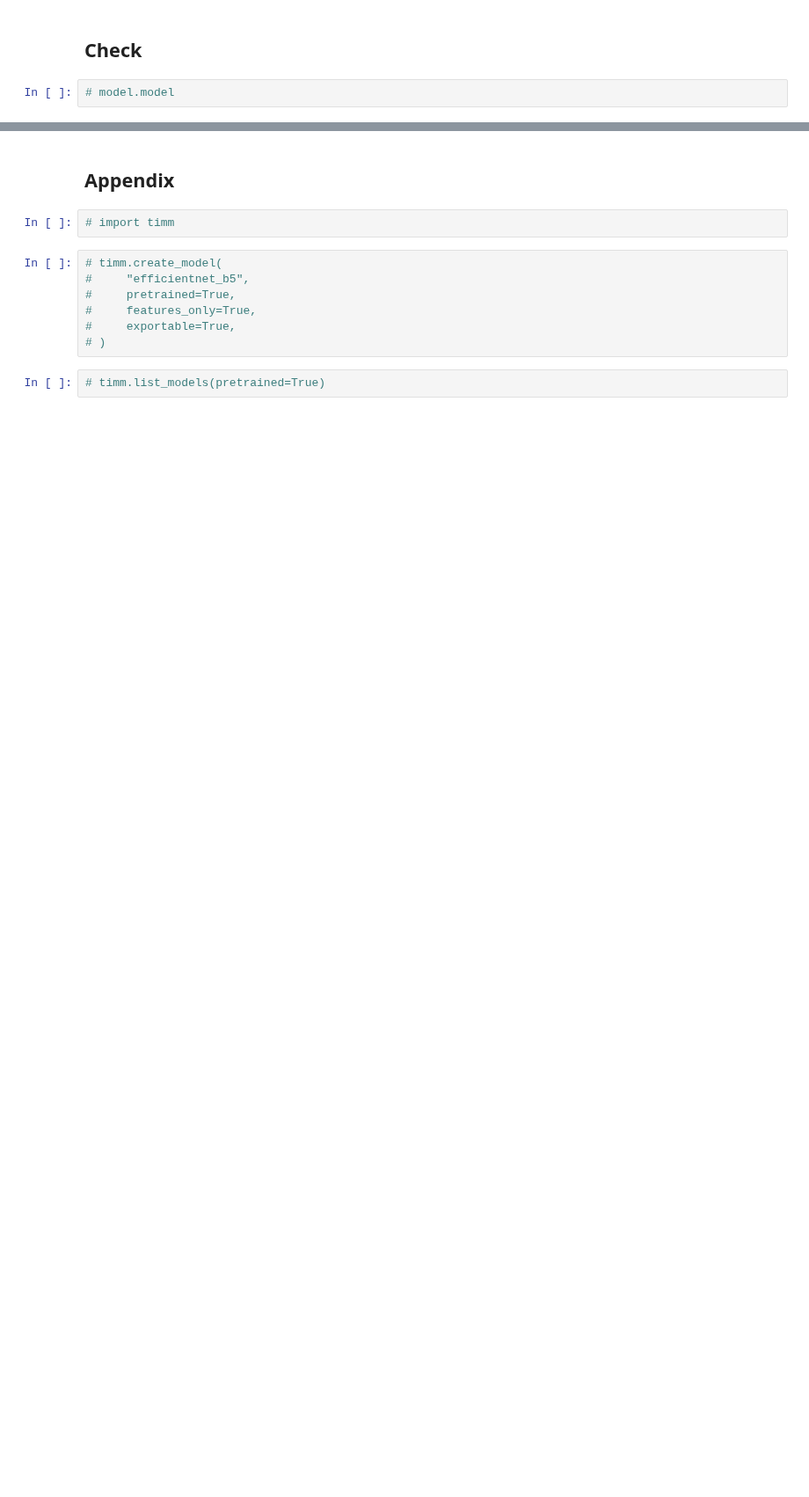
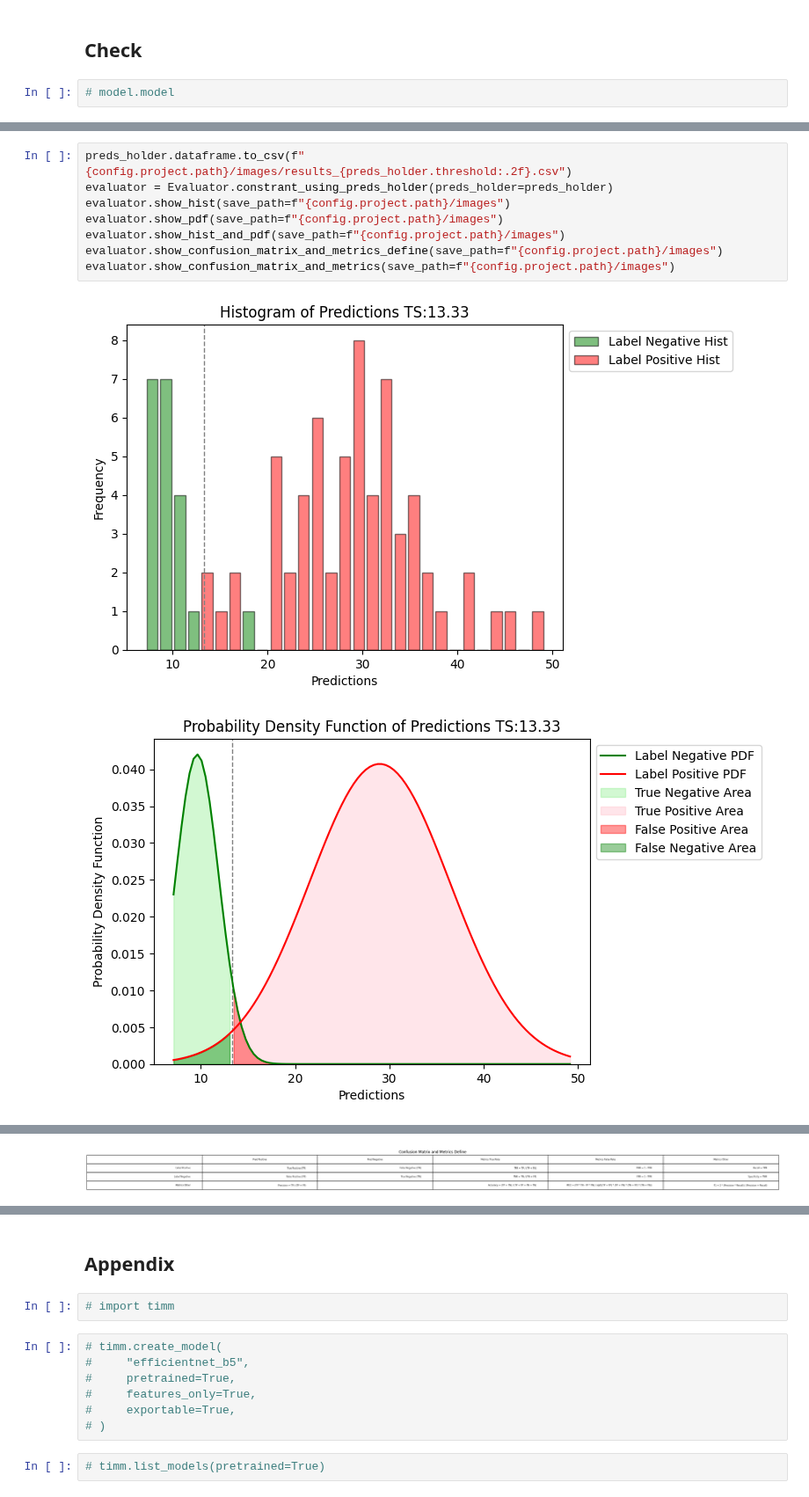
Before and after one commit to TakanariShimbo/dev_anomalib, a Jupyter notebook: work/padim.ipynb, the cells around one changed output, grey strips where cells are left out. Shown at 88% size. Saved outputs shown, nothing was run; the diff lists cells and outputs as text; blank space fills up the shorter version.

```diff
--- a/work/padim.ipynb
+++ b/work/padim.ipynb
@@ -219,0 +248,11 @@ preds_holder.dataframe.head()
+# %%
+preds_holder.dataframe.to_csv(f"{config.project.path}/images/results_{preds_holder.threshold:.2f}.csv")
+evaluator = Evaluator.constrant_using_preds_holder(preds_holder=preds_holder)
+evaluator.show_hist(save_path=f"{config.project.path}/images")
+evaluator.show_pdf(save_path=f"{config.project.path}/images")
+evaluator.show_hist_and_pdf(save_path=f"{config.project.path}/images")
+evaluator.show_confusion_matrix_and_metrics_define(save_path=f"{config.project.path}/images")
+evaluator.show_confusion_matrix_and_metrics(save_path=f"{config.project.path}/images")
+# %% [output]
+[figure, added]
+[figure, added]
@@ -219,0 +260 @@ preds_holder.dataframe.head()
+[figure, added]
```
Also changed, not shown: parts of 10 cells of this notebook, 3 other files.
